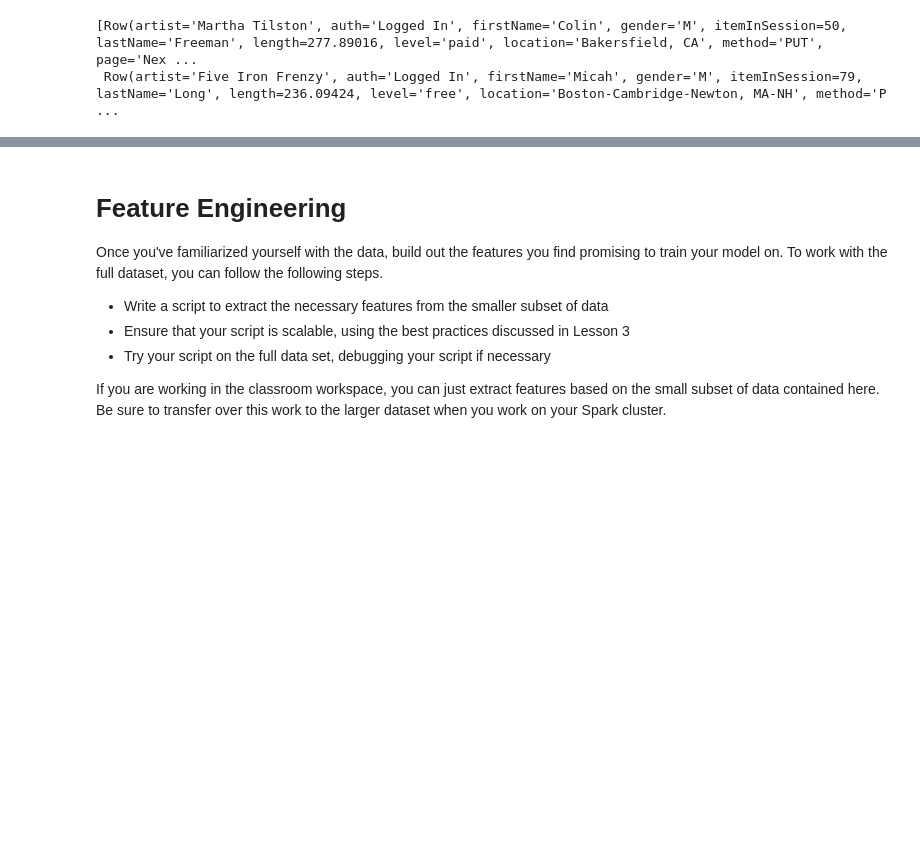
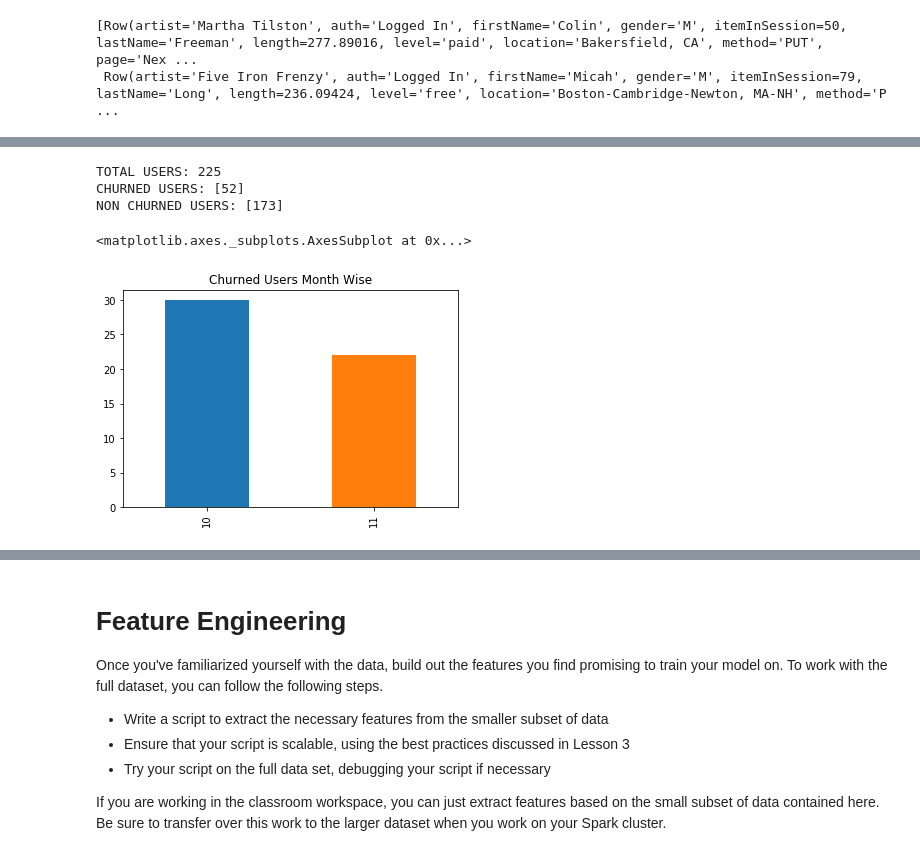
Before and after one commit to uzair123/sparkify_music_app, a Jupyter notebook: Sparkify.ipynb, the cells around one changed output, grey strips where cells are left out. Drawn from its saved outputs; the diff is of its cells as text; code cells hidden in the pictures; blank space fills up the shorter version.

```diff
--- a/Sparkify.ipynb
+++ b/Sparkify.ipynb
@@ -806,19 +513,0 @@ for name in cat_col_names:
-# %%
-tt = tt.drop_duplicates(subset=['userId'], keep='first')
-print(tt.shape)
-x = df_user_log[df_user_log['page'] == 'Cancellation Confirmation'][['day', 'month']]
-#y = df_user_log[df_user_log['Churn'] == '1'][['page', 'month']]
-
-print(tt.columns)
-x
-x['month'].value_counts(sort=False, normalize=True).plot(kind='bar', use_index=True)
-trend_over_time(df_user_log, 'page' , 'NextSong' , 'month' , 'Months' , 'Songs Played')
-trend_over_time(df_user_log, 'page' , 'Downgrade', 'month' , 'Months' , 'Downgrade')
-trend_over_time(df_user_log, 'page' , 'Upgrade', 'month' , 'Months' , 'Upgrade')
-trend_over_time(df_user_log, 'page' , 'Submit Downgrade', 'month' , 'Months' , 'Submit Downgrade')
-trend_over_time(df_user_log, 'page' , 'Submit Upgrade', 'month' , 'Months' , 'Submit Upgrade')
-trend_over_time(df_user_log, 'page' , 'Thumbs Down', 'month' , 'Months' , 'Thumbs Down')
-trend_over_time(df_user_log, 'page' , 'Thumbs Up', 'month' , 'Months' , 'Thumbs Up')
-
-
-#y[y['page'] == 'NextSong']['month'].value_counts().plot(kind='bar', use_index=True)
@@ -849,0 +600,4 @@ Index(['artist', 'auth', 'firstName', 'itemInSession', 'lastName', 'length',
+# %%
+#REMOVING OUTLIER - DECEMEBER ONLY 4 ENTRIES
+print(df_user_log[df_user_log['month'] == 12][['userId', 'month']].head(5))
+df_user_log = df_user_log.drop(df_user_log[df_user_log.month == 12].index)
@@ -849,0 +625,14 @@ Index(['artist', 'auth', 'firstName', 'itemInSession', 'lastName', 'length',
+# %%
+print("TOTAL USERS:", total_users)
+print("CHURNED USERS:",    num_churned_user.values)
+print("NON CHURNED USERS:", num_non_churned_user.values)
+# %% [output]
+TOTAL USERS: 225
+CHURNED USERS: [52]
+NON CHURNED USERS: [173]
+# %%
+churned_timewise = df_user_log[df_user_log['page'] == 'Cancellation Confirmation'][['day', 'month']]
+churned_timewise['month'].value_counts(sort=False).plot(kind='bar', use_index=True, title='Churned Users Month Wise')
+# %% [output]
+<matplotlib.axes._subplots.AxesSubplot at 0x...>
+[figure, added]
```
Also changed, not shown: parts of 117 cells of this notebook.
